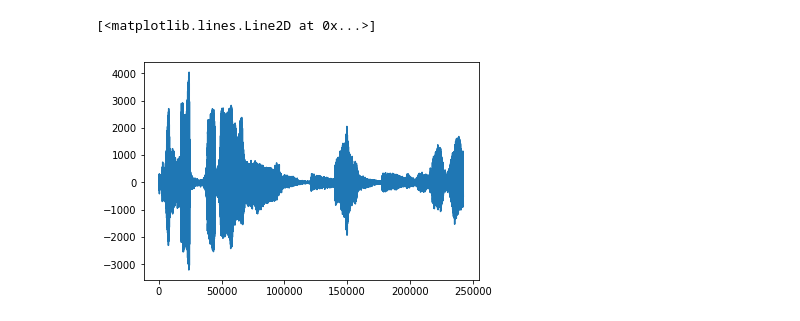
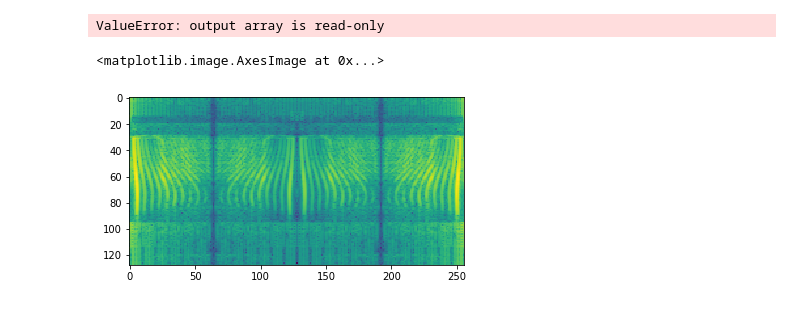
Before and after one commit to aoixcat/VoiceChange, a Jupyter notebook: DCT.ipynb, the cells around one changed output. Saved outputs shown, nothing was run; the diff lists cells and outputs as text; code cells hidden in the pictures.

```diff
--- a/DCT.ipynb
+++ b/DCT.ipynb
@@ -53,10 +0,0 @@ plt.plot(c)
-# %%
-wf = wave.open("1.wav" , "r" )
-buf = wf.readframes(wf.getnframes())
-# バイナリデータを16bit整数に変換
-data = np.frombuffer(buf, dtype="int16") # 16 kHz?
-# %%
-plt.plot(data)
-# %% [output]
-[<matplotlib.lines.Line2D at 0x...>]
-[figure, removed]
@@ -62,0 +58,11 @@ plt.plot(data)
+# %%
+wm = WaveManager()
+data = wm.read_wave("VoiceData/02-80.wav.wav")
+image = wm.spec(data)
+# %% [output]
+ValueError: output array is read-only
+# %%
+plt.imshow(image)
+# %% [output]
+<matplotlib.image.AxesImage at 0x...>
+[figure, added]
```
Also changed, not shown: parts of 9 cells of this notebook.
